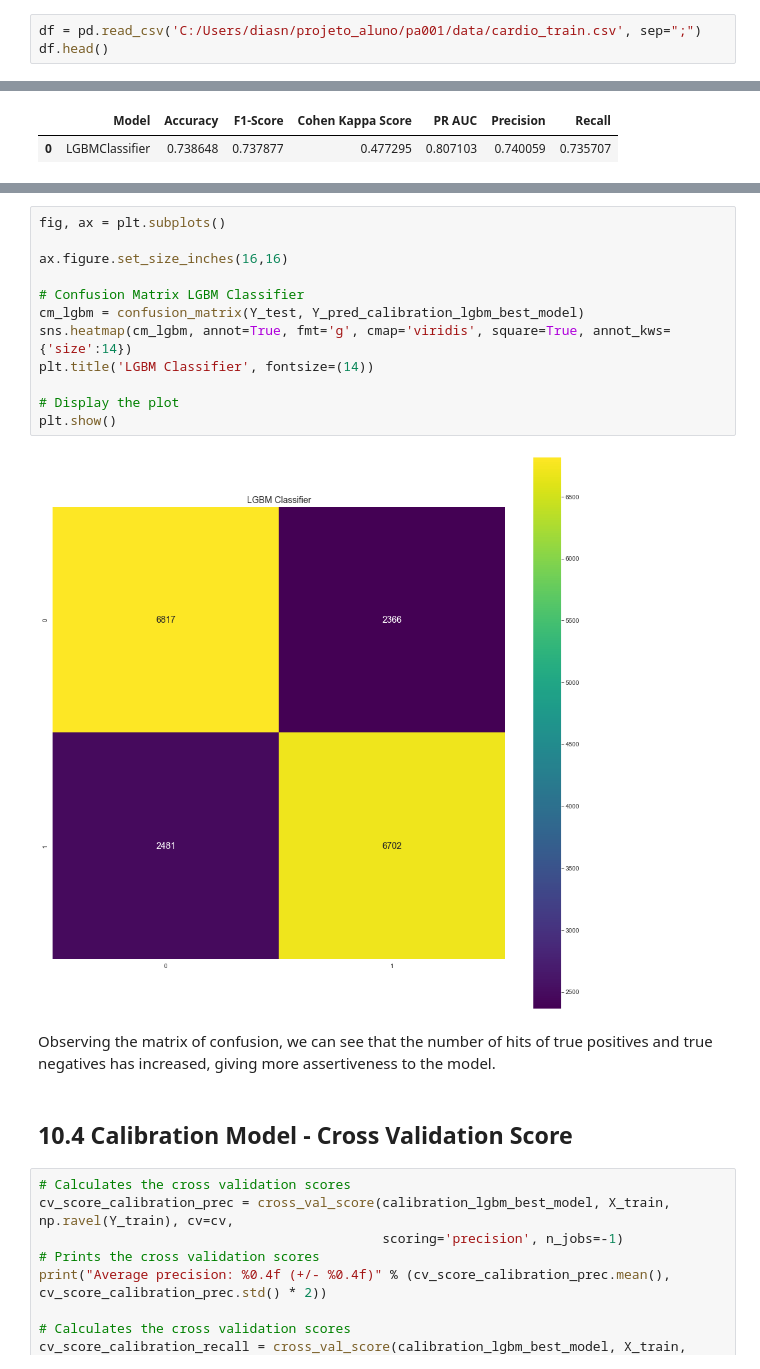
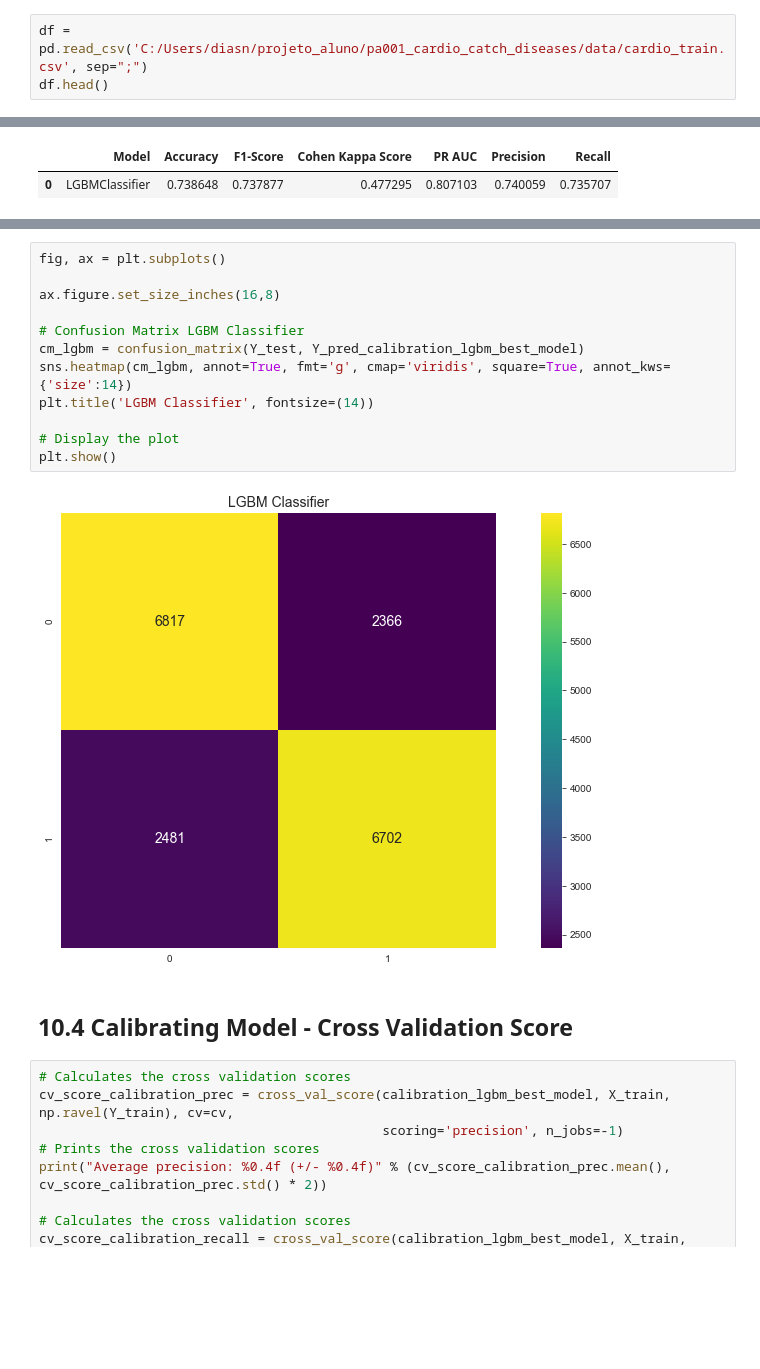
Before and after one commit to nickolasdias/Cardio-Catch-Diseases, a Jupyter notebook: notebook/cardio_catch_diseases_company.ipynb, the cells around one changed output, grey strips where cells are left out. Drawn from its saved outputs; the diff is of its cells as text; blank space fills up the shorter version.

```diff
--- a/notebook/cardio_catch_diseases_company.ipynb
+++ b/notebook/cardio_catch_diseases_company.ipynb
@@ -289,7 +289,7 @@ features.head(12)
 # %% [markdown]
 ## 0.4 Loading Data
 # %%
-df = pd.read_csv('C:/Users/diasn/projeto_aluno/pa001/data/cardio_train.csv', sep=";")
+df = pd.read_csv('C:/Users/diasn/projeto_aluno/pa001_cardio_catch_diseases/data/cardio_train.csv', sep=";")
 df.head()
 # %% [output]
 |  | id | age | gender | height | weight | ap_hi | ap_lo | cholesterol | gluc | smoke | alco | ... |
@@ -2658,21 +2664,19 @@ plt.show()
 # %%
 fig, ax = plt.subplots()
 
-ax.figure.set_size_inches(16,16)
+ax.figure.set_size_inches(16,8)
 
 # Confusion Matrix LGBM Classifier
 cm_lgbm = confusion_matrix(Y_test, Y_pred_calibration_lgbm_best_model)
 sns.heatmap(cm_lgbm, annot=True, fmt='g', cmap='viridis', square=True, annot_kws={'size':14})
 plt.title('LGBM Classifier', fontsize=(14))
 
 # Display the plot
 plt.show()
 # %% [output]
-[figure, old version]
+[figure, new version]
-# %% [markdown]
-Observing the matrix of confusion, we can see that the number of hits of true positives and true negatives has increased, giving more assertiveness to the model.
 # %% [markdown]
-## 10.4 Calibration Model - Cross Validation Score
+## 10.4 Calibrating Model - Cross Validation Score
 # %%
 # Calculates the cross validation scores
 cv_score_calibration_prec = cross_val_score(calibration_lgbm_best_model, X_train, np.ravel(Y_train), cv=cv,
```
Also changed, not shown: parts of 16 cells of this notebook.
